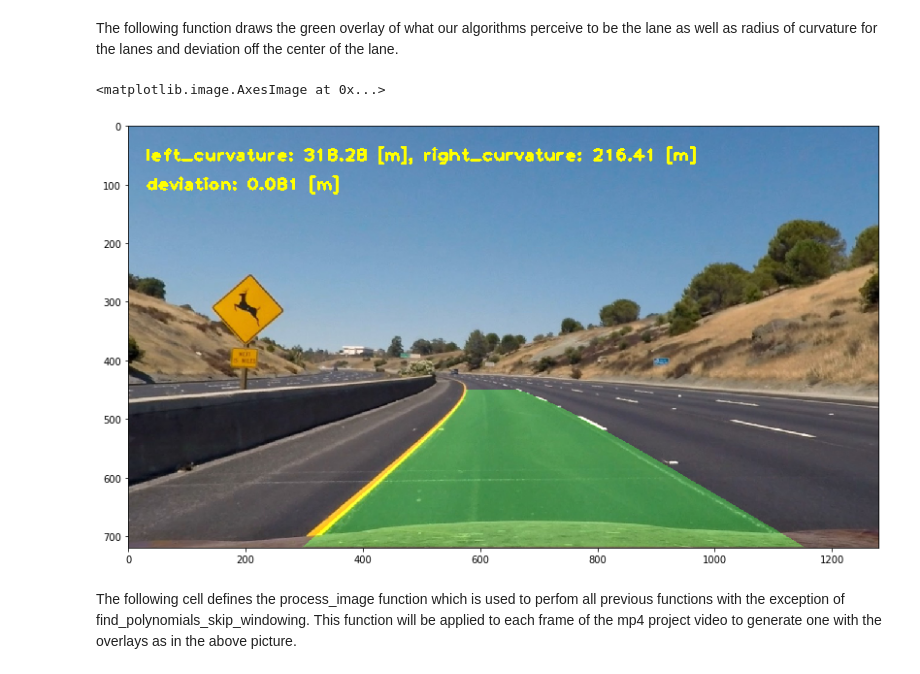
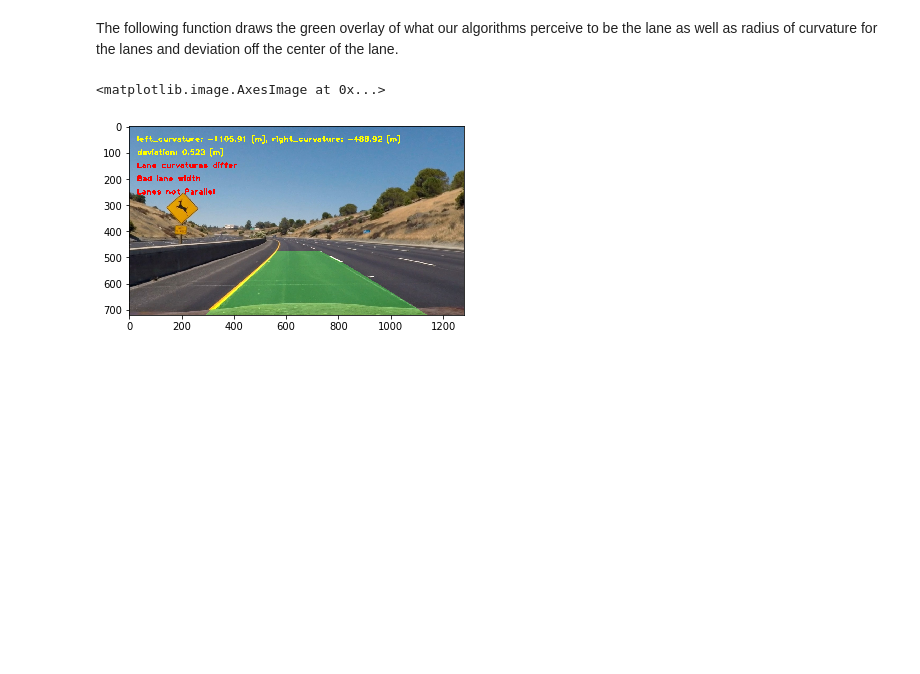
Before and after one commit to wmrifenb/CarND-Advanced-Lane-Lines, a Jupyter notebook: CarND-Advanced-Lane-Lines.ipynb, the cells around one changed output. Drawn from its saved outputs; the diff is of its cells as text; code cells hidden in the pictures; blank space fills up the shorter version.

Commit message:
Second submission sans videos

```diff
--- a/CarND-Advanced-Lane-Lines.ipynb
+++ b/CarND-Advanced-Lane-Lines.ipynb
@@ -99,12 +99,14 @@ img = cv2.cvtColor(img, cv2.COLOR_BGR2RGB)
 
 img_size = (img.shape[1], img.shape[0])
 
-src = np.float32([[200, img_size[1]], [1110, img_size[1]], [685, 450], [595, 450]])
+src = np.float32([[200, img_size[1]], [1110, img_size[1]], [724, 475], [561, 475]])
+#src = np.float32([[200, img_size[1]], [1110, img_size[1]], [770, 500], [517, 500]])
 
 img_src_lines = cv2.polylines(img, np.int32([src]), True, (255, 0, 0), thickness=10)
 plt.imshow(img_src_lines)
 
-dst = np.float32([[200, img_size[1]], [1110, img_size[1]], [1110, 0], [200, 0]])
+#dst = np.float32([[400, img_size[1]], [910, img_size[1]], [910, 0], [400, 0]])
+dst = np.float32([[300, img_size[1]], [1010, img_size[1]], [1010, 0], [300, 0]])
 
 img_dst_lines = cv2.polylines(img, np.int32([dst]), True, (0, 255, 255), thickness=10)
 plt.imshow(img_dst_lines)
@@ -411,6 +420,8 @@ def find_polynomials_skip_windowing(binary_warped, left_fit, right_fit, plotgrap
     out_img[nonzeroy[left_lane_inds], nonzerox[left_lane_inds]] = [255, 0, 0]
     out_img[nonzeroy[right_lane_inds], nonzerox[right_lane_inds]] = [0, 0, 255]
 
+    result = np.zeros_like(out_img)
+
     if plotgraph:
         # Generate a polygon to illustrate the search window area
         # And recast the x and y points into usable format for cv2.fillPoly()
@@ -435,9 +446,9 @@ def find_polynomials_skip_windowing(binary_warped, left_fit, right_fit, plotgrap
     l_curverad, r_curverad, offset_m = find_curvature_and_offset(leftx, rightx, lefty, righty, binary_warped.shape[0],
                                                                  binary_warped.shape[1])
 
-    return left_fit, right_fit, l_curverad, r_curverad, offset_m
+    return left_fit, right_fit, l_curverad, r_curverad, offset_m, result
 
-left_fit, right_fit, left_curverad, right_curverad, vehicle_offset_m = find_polynomials_skip_windowing(warped, left_fit,
+left_fit, right_fit, left_curverad, right_curverad, vehicle_offset_m, result = find_polynomials_skip_windowing(warped, left_fit,
                                                                                                        right_fit, True)
 
 print('left_curverad: ',left_curverad, ' [m], right_curverad: ' , right_curverad, ' [m], offset_m: ' , vehicle_offset_m, ' [m]')
@@ -447,7 +458,7 @@ left_curverad:  318.284465766  [m], right_curverad:  216.412606797  [m], offset_
 # %% [markdown]
 The following function draws the green overlay of what our algorithms perceive to be the lane as well as radius of curvature for the lanes and deviation off the center of the lane.
 # %%
-def draw_lane(undistorted_img, warped, left_fit, right_fit, minv, l_radius, r_radius, deviation_offset):
+def draw_lane(undistorted_img, warped, left_fit, right_fit, minv, l_radius, r_radius, deviation_offset, error_vec):
     ploty = np.linspace(0, warped.shape[0] - 1, warped.shape[0])
     left_fitx = np.polyval(left_fit, ploty)
     right_fitx = np.polyval(right_fit, ploty)
@@ -459,35 +470,45 @@ def draw_lane(undistorted_img, warped, left_fit, right_fit, minv, l_radius, r_ra
     # Recast the x and y points into usable format for cv2.fillPoly()
     pts_left = np.array([np.transpose(np.vstack([left_fitx, ploty]))])
     pts_right = np.array([np.flipud(np.transpose(np.vstack([right_fitx, ploty])))])
     pts = np.hstack((pts_left, pts_right))
 
     # Draw the lane onto the warped blank image
     cv2.fillPoly(color_warp, np.int_([pts]), (0, 255, 0))
 
     # Warp the blank back to original image space using inverse perspective matrix (Minv)
     newwarp = cv2.warpPerspective(color_warp, minv, (undistorted_img.shape[1], undistorted_img.shape[0]))
     # Combine the result with the original image
     result = cv2.addWeighted(undistorted_img, 1, newwarp, 0.3, 0)
 
     # Add Curvature and Deviation Text
     l_radius_txt = str(np.round(l_radius, 2))
     r_radius_txt = str(np.round(r_radius, 2))
     deviation_offset_txt = "{:.3f}".format(deviation_offset)
     font = cv2.FONT_HERSHEY_PLAIN
     curvature_txt = "left_curvature: " + l_radius_txt + " [m], right_curvature: " + r_radius_txt + " [m]"
     deviation_txt = "deviation: " + deviation_offset_txt + " [m]"
+    curvature_err_txt = "Lane curvatures differ"
+    lane_width_err_txt = "Bad lane width"
+    parallelism_err_txt = "Lanes not Parallel"
+
     cv2.putText(result, curvature_txt, (30, 60), font, 2, (255, 255, 0), 3)
     cv2.putText(result, deviation_txt, (30, 110), font, 2, (255, 255, 0), 3)
+    if(error_vec[0]==1):
+        cv2.putText(result, curvature_err_txt, (30, 160), font, 2, (255, 0, 0), 3)
+    if(error_vec[1]==1):
+        cv2.putText(result, lane_width_err_txt, (30, 210), font, 2, (255, 0, 0), 3)
+    if(error_vec[2]==1):
+        cv2.putText(result, parallelism_err_txt, (30, 260), font, 2, (255, 0, 0), 3)
+
 
     return result
 
 image = mpimg.imread('./test_images/test2.jpg')
 undist = cv2.undistort(image, mtx, dist, None, mtx)
-result = draw_lane(undist, warped, left_fit, right_fit, Minv, left_curverad, right_curverad, vehicle_offset_m)
-plt.figure(figsize=(16, 8))
+error_vec = [1, 1, 1]
+result = draw_lane(undist, warped, left_fit, right_fit, Minv, left_curverad, right_curverad, vehicle_offset_m, error_vec)
+
 plt.imshow(result)
 # %% [output]
 <matplotlib.image.AxesImage at 0x...>
-[figure, old version]
+[figure, new version]
-# %% [markdown]
-The following cell defines the process_image function which is used to perfom all previous functions with the exception of find_polynomials_skip_windowing. This function will be applied to each frame of the mp4 project video to generate one with the overlays as in the above picture.
```
Also changed, not shown: parts of 20 cells of this notebook, 13 other files.
